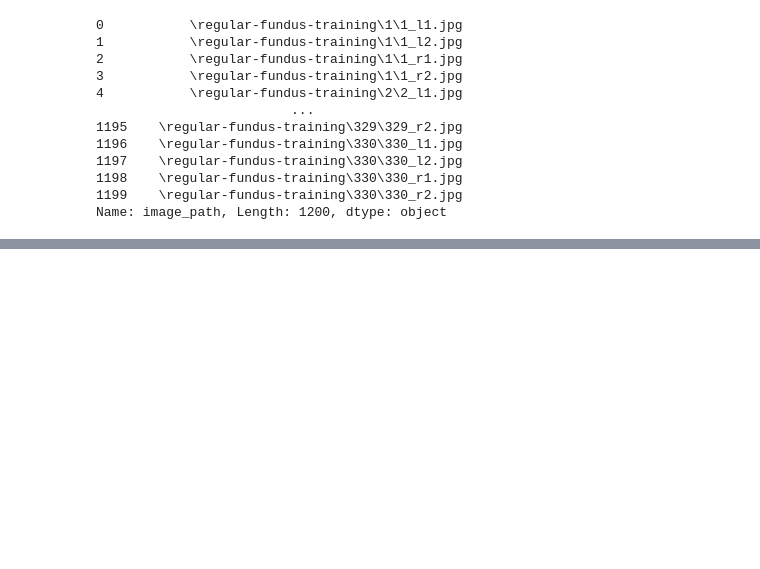
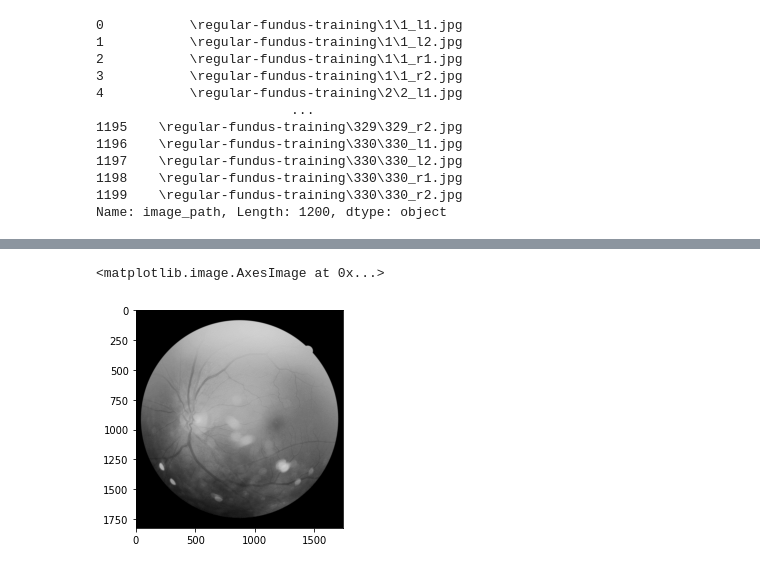
Before and after one commit to shikharmay7/DiabeticRetinopathy, a Jupyter notebook: DRGrading.ipynb, the cells around one changed output, grey strips where cells are left out. Drawn from its saved outputs; the diff is of its cells as text; code cells hidden in the pictures; blank space fills up the shorter version.

```diff
--- a/DRGrading.ipynb
+++ b/DRGrading.ipynb
@@ -82,0 +147,6 @@ ValueError: ignored
+# %%
+gray = img.convert('1')
+plt.imshow(gray)
+# %% [output]
+<matplotlib.image.AxesImage at 0x...>
+[figure, added]
```
Also changed, not shown: parts of 36 cells of this notebook.
